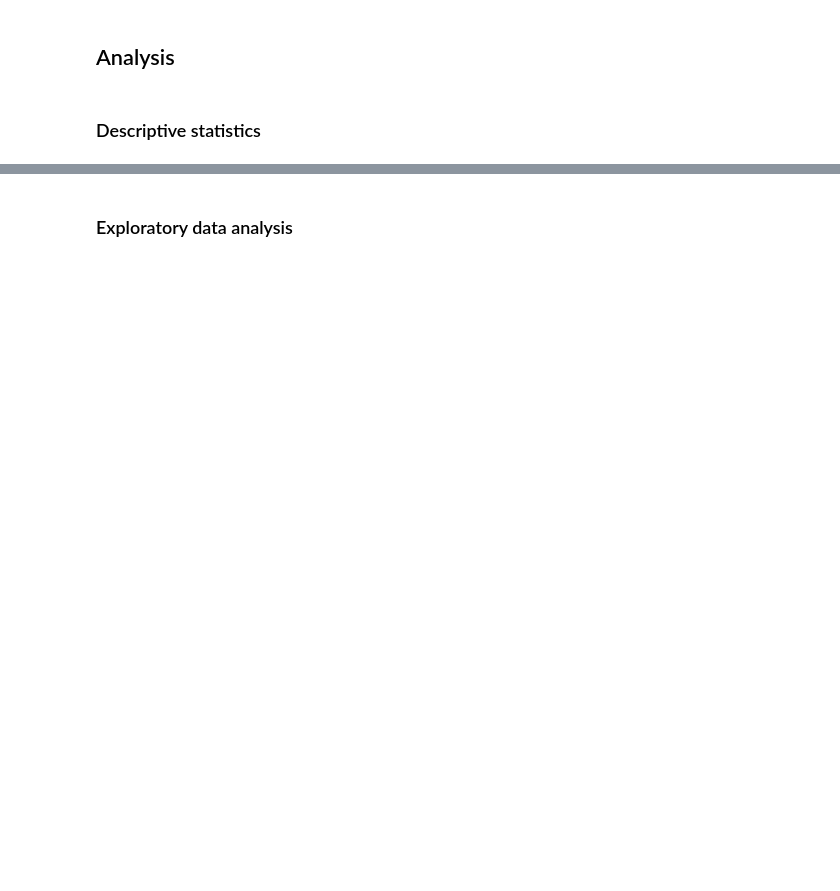
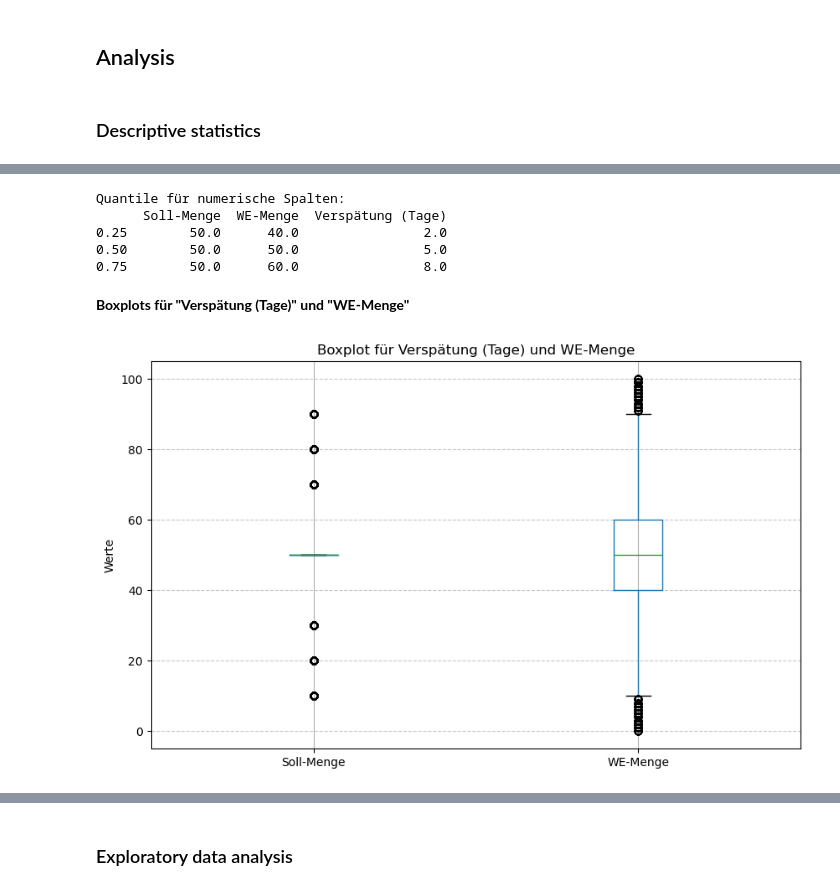
Before and after one commit to psgithdm/project, a Jupyter notebook: notebooks/draft-analysis.ipynb, the cells around one changed output, grey strips where cells are left out. Saved outputs shown, nothing was run; the diff lists cells and outputs as text; code cells hidden in the pictures; blank space fills up the shorter version.

```diff
--- a/notebooks/draft-analysis.ipynb
+++ b/notebooks/draft-analysis.ipynb
@@ -22,0 +311,6 @@ Group name:
+# %%
+# Doppelte Werte prüfen und entfernen
+print("Anzahl der Duplikate vor dem Entfernen:", anomalies_liefertreue_2024_df.duplicated().sum())
+
+# Entferne Duplikate
+anomalies_liefertreue_2024_df.drop_duplicates(inplace=True)
@@ -24,0 +407,27 @@ Group name:
+# %%
+from datetime import datetime
+
+# Berechnung der Spalten "Verspätung (Tage)" und "Liefertreue (Ja/Nein)"
+cleaned_anomalies_liefertreue_2024_df["Verspätung (Tage)"] = (cleaned_anomalies_liefertreue_2024_df["Wareneingangsdatum (WE)"] - cleaned_anomalies_liefertreue_2024_df["Lieferdatum (Soll)"]).dt.days
+cleaned_anomalies_liefertreue_2024_df["Liefertreue (Ja/Nein)"] = cleaned_anomalies_liefertreue_2024_df["Verspätung (Tage)"].apply(lambda x: "Ja" if x <= 0 else "Nein")
+
+# Berechnung der Termintreue
+def calculate_termintreue(row):
+    if row["Wareneingangsdatum (WE)"] == row["Lieferdatum (Soll)"]:
+        return "pünktlich"
+    elif row["Wareneingangsdatum (WE)"] < row["Lieferdatum (Soll)"]:
+        return "früh"
+    else:
+        return "verspätet"
+
+# Neue Spalte "Termintreue" hinzufügen
+cleaned_anomalies_liefertreue_2024_df["Termintreue"] = cleaned_anomalies_liefertreue_2024_df.apply(calculate_termintreue, axis=1)
+
+# Ausgabe der berechneten Spalten
+print("Daten mit berechneten Spalten:")
+print(cleaned_anomalies_liefertreue_2024_df[["Verspätung (Tage)", "Liefertreue (Ja/Nein)", "Termintreue"]].head(10))
+
+# Aktualisierten DataFrames mit den berechneten Spalten speichern
+output_path = "../data/processed/liefertreue_beispieldaten_2024_mit_berechnungen.xlsx"
+cleaned_anomalies_liefertreue_2024_df.to_excel(output_path, index=False)
+print(f"Die aktualisierten Daten wurden gespeichert unter: {output_path}")
@@ -30,0 +518,25 @@ Group name:
+# %%
+# Quantile berechnen
+
+quantile_values = liefertreue_sc_df.quantile([0.25, 0.5, 0.75], numeric_only=True)
+print("\nQuantile für numerische Spalten:")
+print(quantile_values)
+# %% [output]
+Quantile für numerische Spalten:
+      Soll-Menge  WE-Menge  Verspätung (Tage)
+0.25        50.0      40.0                2.0
+0.50        50.0      50.0                5.0
+0.75        50.0      60.0                8.0
+# %% [markdown]
+**Boxplots für "Verspätung (Tage)" und "WE-Menge"**
+# %%
+# Erstellen eines Boxplots für "Verspätung (Tage)" und "WE-Menge"
+
+plt.figure(figsize=(10,6))
+cleaned_anomalies_liefertreue_2024_df.boxplot(column=["Soll-Menge", "WE-Menge"])
+plt.title("Boxplot für Verspätung (Tage) und WE-Menge")
+plt.ylabel("Werte")
+plt.grid(axis="y", linestyle="--", alpha=0.7)
+plt.show()
+# %% [output]
+[figure, added]
```
Also changed, not shown: parts of 69 cells of this notebook, 12 other files.
